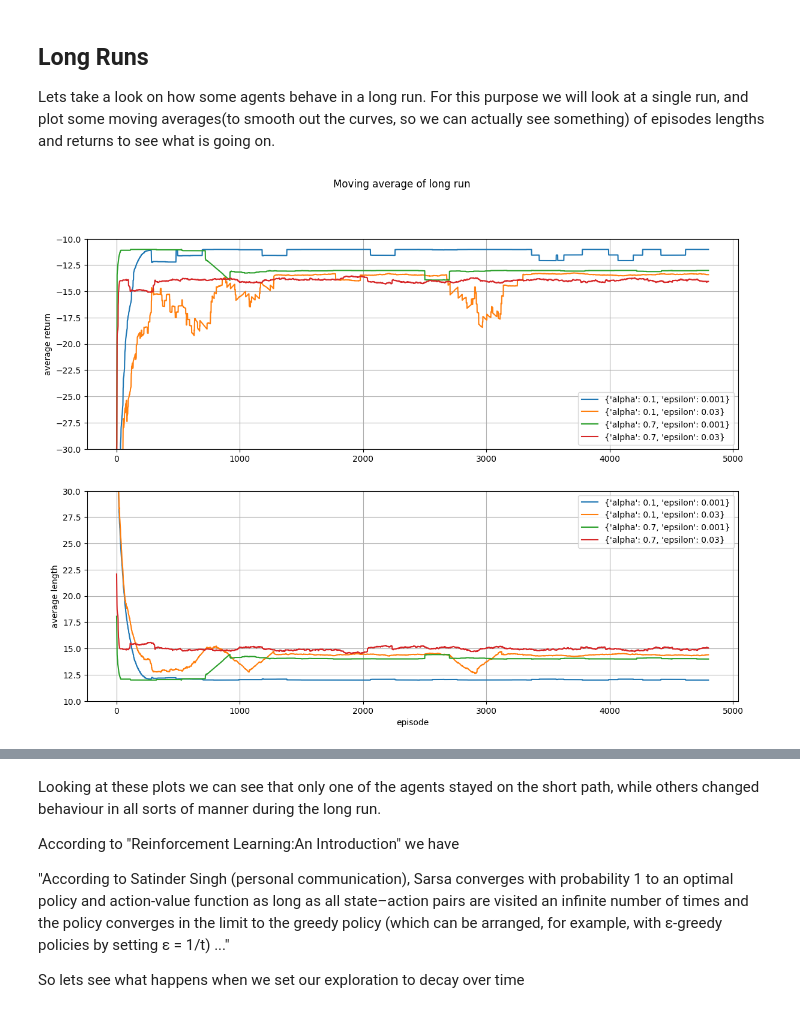
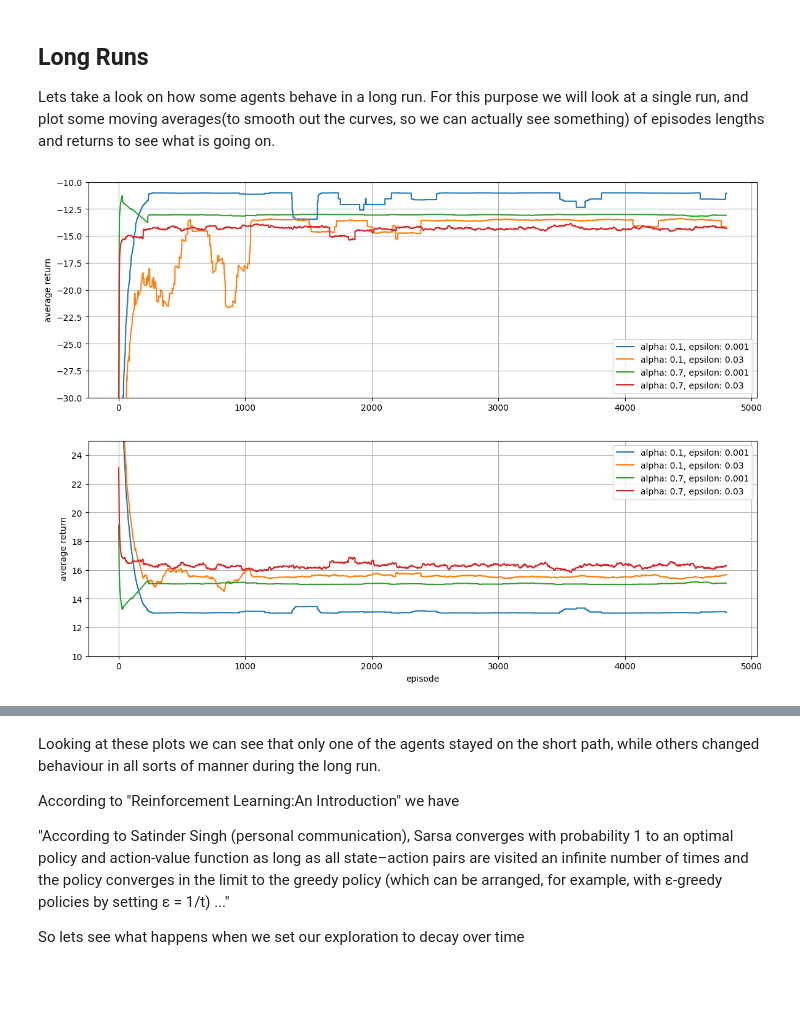
Before and after one commit to hmeretti/grid-world, a Jupyter notebook: notebooks/experiments/tunnning/sarsa.ipynb, the cells around one changed output, grey strips where cells are left out. Drawn from its saved outputs; the diff is of its cells as text; code cells hidden in the pictures; blank space fills up the shorter version.

```diff
--- a/notebooks/experiments/tunnning/sarsa.ipynb
+++ b/notebooks/experiments/tunnning/sarsa.ipynb
@@ -145,0 +105,23 @@ plt.show()
+# %%
+fig, axs = plt.subplots(2, figsize=(14, 10))
+
+for (params, values) in results:
+    if params['epsilon'] == 0.001:
+        axs[0].plot(np.mean(np.array(values[0]), axis=0), label=f'alpha: {params["alpha"]}')
+
+axs[0].set(xlabel="episode", ylabel="average return", ylim=[-50, -10])
+axs[0].grid()
+axs[0].legend(loc="lower right")
+axs[0].set_title('epsilon = 0.001')
+
+for (params, values) in results:
+    if params['alpha'] == 0.3:
+        axs[1].plot(np.mean(np.array(values[0]), axis=0), label=f'epsilon: {params["epsilon"]}')
+
+axs[1].set(xlabel="episode", ylabel="average return", ylim=[-50, -10])
+axs[1].grid()
+axs[1].legend(loc="lower right")
+axs[1].set_title('alpha = 0.7')
+
+
+plt.show()
@@ -208,30 +190,30 @@ This makes sense since with a higher exploration rate the agent is more likely t
 
 Lets take a look on how some agents behave in a long run. For this purpose we will look at a single run, and plot some moving averages(to smooth out the curves, so we can actually see something) of episodes lengths and returns to see what is going on.
 # %%
-base_arguments = {'world': medium_world_01, 'reward_function': basic_reward, 'actions': basic_actions}
+base_arguments = {'reward_function': basic_reward, 'actions': basic_actions}
 arguments = {'alpha': [0.1, 0.7], 'epsilon': [0.001, 0.03]}
 
-long_run_results = get_exp_results(SarsaAgent, base_arguments, arguments, 5000, 1)
+long_run_results = get_exp_results(SarsaAgent, small_world_03, base_arguments, arguments, 5000, 1)
 # %%
 fig, axs = plt.subplots(2, figsize=(14, 10))
-fig.suptitle('Moving average of long run')
 
+for (params, values) in long_run_results:
+    v = np.mean(np.array(values[0]), axis=0)
+    axs[0].plot(moving_average(v, 200), label=f'alpha: {params["alpha"]}, epsilon: {params["epsilon"]}')
 
-for k, v in long_run_results.items():
-    axs[0].plot(moving_average(v[0], 200), label=k)
-
-axs[0].set( ylabel="average return", ylim=[-30, -10])
+axs[0].set(ylabel="average return", ylim=[-30, -10])
 axs[0].grid()
 axs[0].legend(loc="lower right")
 
+for (params, values) in long_run_results:
+    v = np.mean(np.array(values[1]), axis=0)
+    axs[1].plot(moving_average(v, 200), label=f'alpha: {params["alpha"]}, epsilon: {params["epsilon"]}')
 
-for k, v in long_run_results.items():
-    axs[1].plot(moving_average(v[1], 200), label=k)
-
-axs[1].set(xlabel="episode", ylabel="average length", ylim=[10, 30])
+axs[1].set(xlabel="episode", ylabel="average return", ylim=[10, 25])
 axs[1].grid()
 axs[1].legend(loc="upper right")
 
+
 plt.show()
 # %% [output]
-[figure, old version]
+[figure, new version]
```
Also changed, not shown: parts of 27 cells of this notebook, 23 other files.
